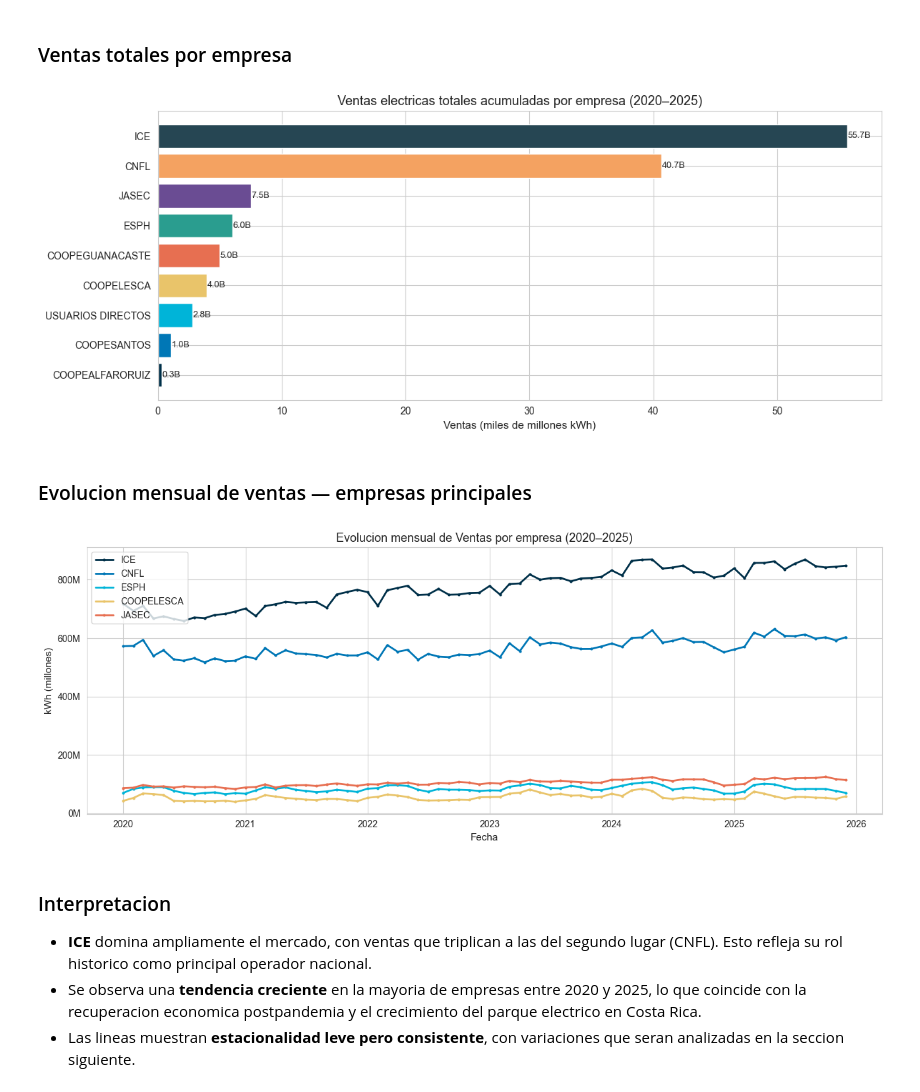
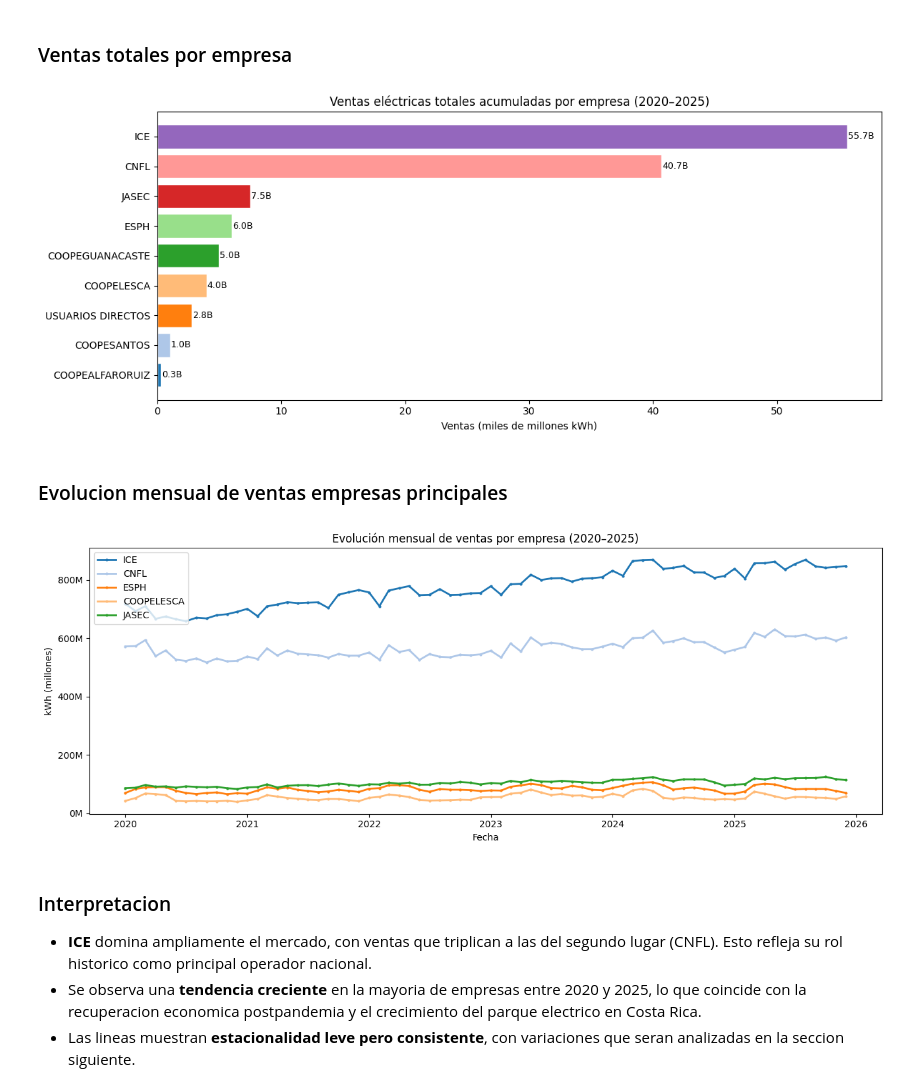
Before and after one commit to DiegoMonteroCRC/Prediccion_Consumo_Energia_Costa_Rica, a Jupyter notebook: src/eda/EDA.ipynb, the cells around one changed output. Cells and saved outputs as stored; diff of their text form; code cells hidden in the pictures.

```diff
--- a/src/eda/EDA.ipynb
+++ b/src/eda/EDA.ipynb
@@ -375,46 +403,75 @@ participacion de cada empresa, y luego la evolucion mensual para detectar tenden
 # %% [markdown]
 ### Ventas totales por empresa
 # %%
+import matplotlib.pyplot as plt
+
+PALETA = plt.cm.tab20.colors
+
 ventas_empresa = df.groupby('Empresa')['Ventas'].sum().sort_values()
 
 fig, ax = plt.subplots(figsize=(12, 5))
-bars = ax.barh(ventas_empresa.index, ventas_empresa.values / 1e9,
-               color=PALETA[:len(ventas_empresa)], edgecolor='white')
+
+bars = ax.barh(
+    ventas_empresa.index,
+    ventas_empresa.values / 1e9,
+    color=PALETA[:len(ventas_empresa)],
+    edgecolor='white'
+)
 
 # Etiquetas de valor
 for bar, val in zip(bars, ventas_empresa.values / 1e9):
     ax.text(val + 0.05, bar.get_y() + bar.get_height()/2,
             f'{val:.1f}B', va='center', fontsize=9)
 
-ax.set_title('Ventas electricas totales acumuladas por empresa (2020–2025)')
+ax.set_title('Ventas eléctricas totales acumuladas por empresa (2020–2025)')
 ax.set_xlabel('Ventas (miles de millones kWh)')
+
 plt.tight_layout()
 plt.show()
 # %% [output]
-[figure, old version]
+[figure, new version]
 # %% [markdown]
-### Evolucion mensual de ventas — empresas principales
+### Evolucion mensual de ventas empresas principales
 # %%
+import pandas as pd
+import matplotlib.pyplot as plt
+import matplotlib.ticker as mticker
+
 df_ts = df.groupby(['Año', 'Mes', 'Empresa'])['Ventas'].sum().reset_index()
-df_ts['Fecha'] = pd.to_datetime(df_ts[['Año','Mes']].rename(columns={'Año':'year','Mes':'month'}).assign(day=1))
+
+df_ts['Fecha'] = pd.to_datetime(
+    df_ts[['Año', 'Mes']]
+    .rename(columns={'Año': 'year', 'Mes': 'month'})
+    .assign(day=1)
+)
 
 empresas_plot = ['ICE', 'CNFL', 'ESPH', 'COOPELESCA', 'JASEC']
 
 fig, ax = plt.subplots(figsize=(13, 5))
+
 for i, empresa in enumerate(empresas_plot):
     sub = df_ts[df_ts['Empresa'] == empresa]
-    ax.plot(sub['Fecha'], sub['Ventas'] / 1e6, label=empresa,
-            linewidth=2, color=PALETA[i], marker='o', markersize=2)
+    ax.plot(
+        sub['Fecha'],
+        sub['Ventas'] / 1e6,
+        label=empresa,
+        linewidth=2,
+        color=PALETA[i],
+        marker='o',
+        markersize=2
+    )
 
-ax.set_title('Evolucion mensual de Ventas por empresa (2020–2025)')
+ax.set_title('Evolución mensual de ventas por empresa (2020–2025)')
 ax.set_ylabel('kWh (millones)')
 ax.set_xlabel('Fecha')
+
 ax.legend(loc='upper left')
 ax.yaxis.set_major_formatter(mticker.FuncFormatter(lambda x, _: f'{x:.0f}M'))
+
 plt.tight_layout()
 plt.show()
 # %% [output]
-[figure, old version]
+[figure, new version]
 # %% [markdown]
 ### Interpretacion
 
```
Also changed, not shown: parts of 47 cells of this notebook.
